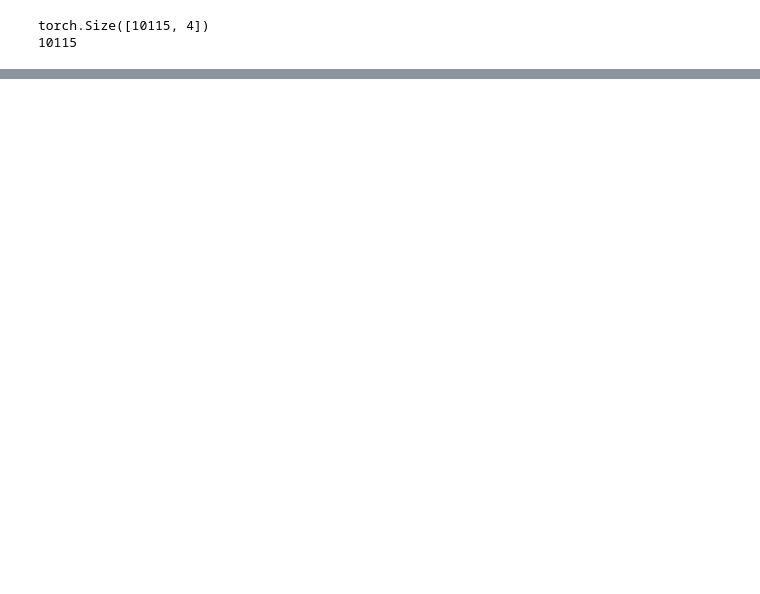
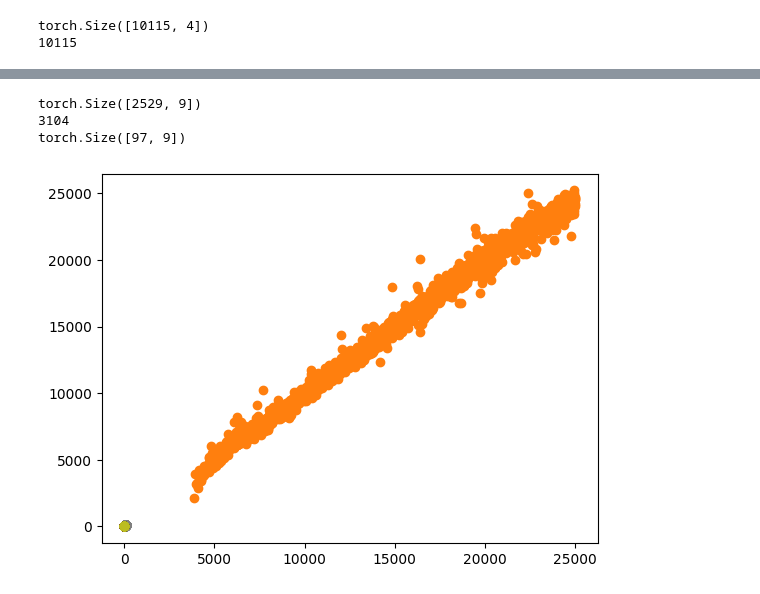
Before and after one commit to seanfoxhay-debug/eclipsing-binaries, a Jupyter notebook: Eclipsing binaries classification.ipynb, the cells around one changed output, grey strips where cells are left out. Saved outputs shown, nothing was run; the diff lists cells and outputs as text; code cells hidden in the pictures; blank space fills up the shorter version.

```diff
--- a/Eclipsing binaries classification.ipynb
+++ b/Eclipsing binaries classification.ipynb
@@ -641,3 +713,17 @@ Early stopping triggered at epoch 267. Best Validation Loss: 0.1219, achieved at
+# %%
+print(pred_phys.shape)
+print(97 * 32)
+print(rgs_out.shape)
+true_phys = true_phys.cpu()
+pred_phys = pred_phys.cpu()
+
+for i in range(len(param_names)):
+    plt.scatter(true_phys[:,i],pred_phys[:,i])
+# %% [output]
+torch.Size([2529, 9])
+3104
+torch.Size([97, 9])
+[figure, added]
 # %%
 # Plot training/validation loss
 plt.figure()
```
Also changed, not shown: parts of 14 cells of this notebook.
